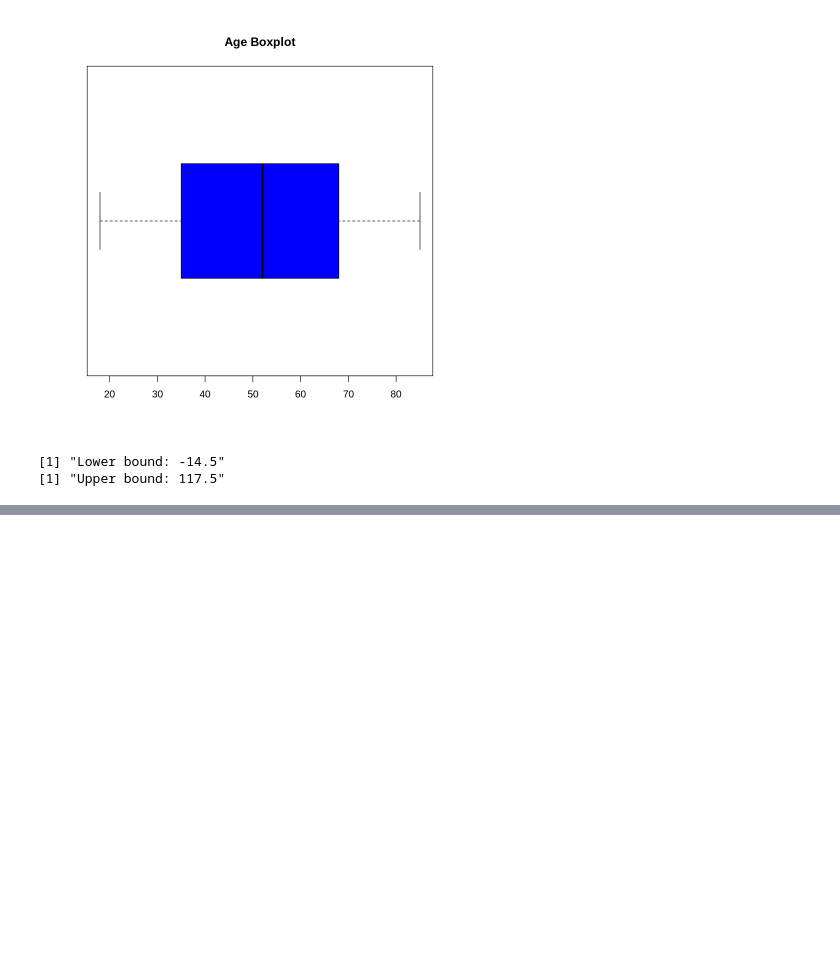
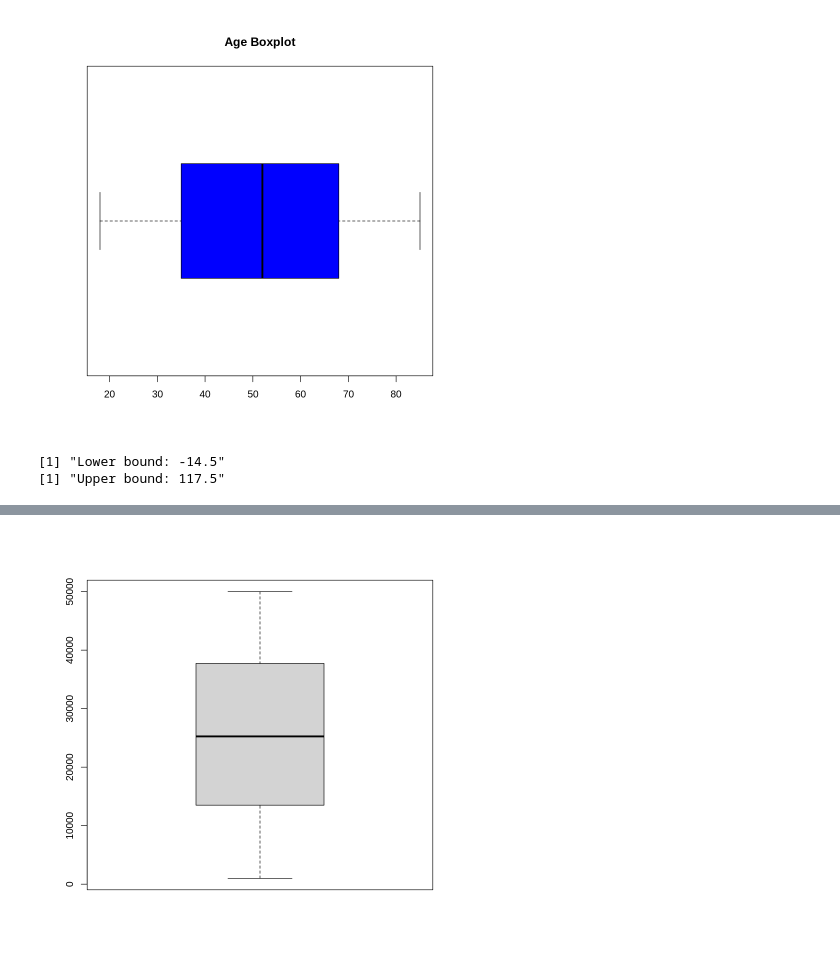
Before and after one commit to osohyun0224/BigData-Final-Project, a Jupyter notebook: MedicalData_Analyze.ipynb, the cells around one changed output, grey strips where cells are left out. Saved outputs shown, nothing was run; the diff lists cells and outputs as text; code cells hidden in the pictures; blank space fills up the shorter version.

```diff
--- a/MedicalData_Analyze.ipynb
+++ b/MedicalData_Analyze.ipynb
@@ -193,0 +233,4 @@ print(paste("Upper bound:", upper_bound))
+# %%
+boxplot(data$Billing.Amount)
+# %% [output]
+[figure, added]
```
Also changed, not shown: parts of 12 cells of this notebook.
